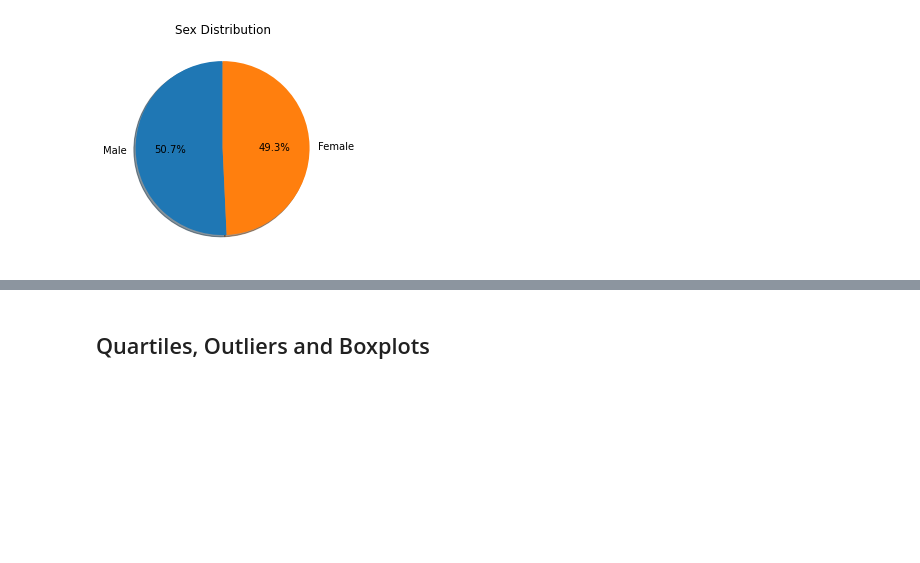
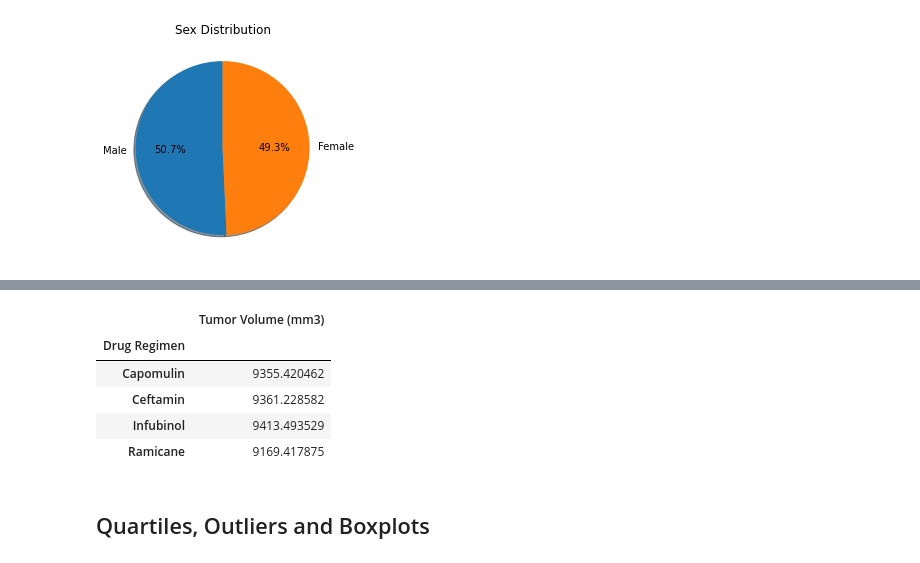
Before and after one commit to Navilongo/Pharmaceutical-Analysis-with-Python, a Jupyter notebook: pymaceuticals.ipynb, the cells around one changed output, grey strips where cells are left out. Drawn from its saved outputs; the diff is of its cells as text; code cells hidden in the pictures; blank space fills up the shorter version.

```diff
--- a/pymaceuticals.ipynb
+++ b/pymaceuticals.ipynb
@@ -190,3 +222,13 @@ plt.pie(sex_count_df, shadow=True, labels=labels, explode=None, autopct='%1.1f%%
+# %%
+promising_df = final_volume_df.drop(['Ketapril', 'Naftisol', 'Placebo', 'Propriva', 'Stelasyn', 'Zoniferol'])
+promising_df
+# %% [output]
+|  | Tumor Volume (mm3) |
+| Drug Regimen |  |
+| Capomulin | 9355.420462 |
+| Ceftamin | 9361.228582 |
+| Infubinol | 9413.493529 |
+| Ramicane | 9169.417875 |
 # %% [markdown]
 ## Quartiles, Outliers and Boxplots
 # %%
```
Also changed, not shown: parts of 2 cells of this notebook.
